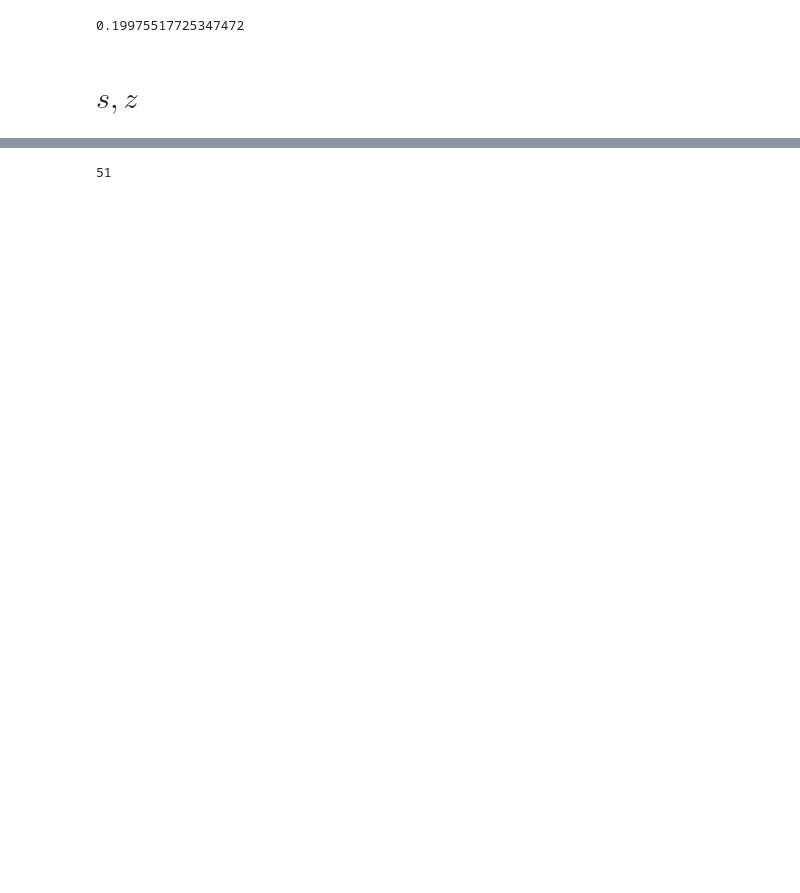
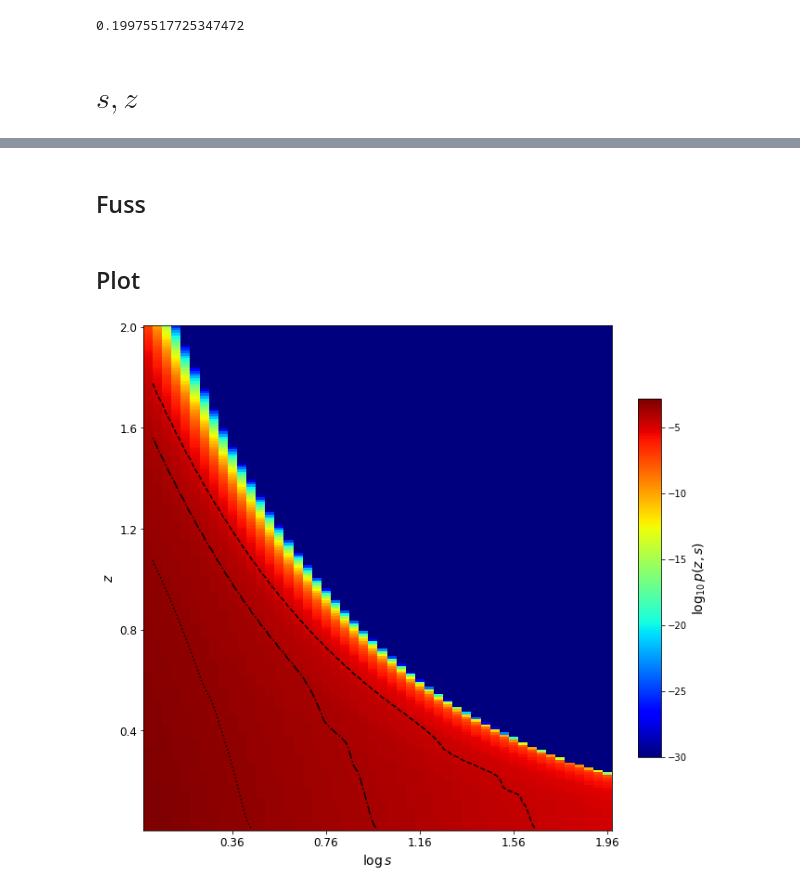
Before and after one commit to FRBs/zdm, a Jupyter notebook: papers/H0_I/Figures/sGrids.ipynb, the cells around one changed output, grey strips where cells are left out. Saved outputs shown, nothing was run; the diff lists cells and outputs as text; code cells hidden in the pictures; blank space fills up the shorter version.

```diff
--- a/papers/H0_I/Figures/sGrids.ipynb
+++ b/papers/H0_I/Figures/sGrids.ipynb
@@ -113,4 +114,42 @@ NSNR
-# %%
-snrs.size
-# %% [output]
-51
+# %% [markdown]
+## Fuss
+# %%
+cut_snrs, cut_z, cut_psz = figures.proc_pgrid(psz, snrs[0:-1], (0, snrs.max()),
+                                                 grid.zvals, (0, 2.))
+# %%
+Alevels = figures.find_Alevels(psz, [0.01, 0.1, 0.5])
+# %% [markdown]
+## Plot
+# %%
+# https://stackoverflow.com/questions/13384653/imshow-extent-and-aspect
+plt.figure(figsize=(10,10))
+ax = plt.gca()
+im=plt.imshow(cut_psz.T,cmap='jet',origin='lower',
+                  interpolation='None',
+                 # extent=[0., 2, 0, 2000.],
+              vmin=-30.,
+                  aspect='auto')
+# Color bar
+cbar=plt.colorbar(im,fraction=0.046, shrink=1.2,aspect=15,pad=0.05)
+label='$\\log_{10} \, p(z,s)$'
+cbar.set_label(label,fontsize=14)
+#
+# Contours
+#
+styles=['--','-.',':']
+cs=ax.contour(cut_psz.T,levels=np.log10(Alevels),origin='lower',colors="k",linestyles=styles)
+#
+# Ticks
+tvals, ticks = figures.ticks_pgrid(np.log10(cut_snrs), fmt='str4')
+plt.xticks(tvals, ticks, fontsize=12)
+
+tvals, ticks = figures.ticks_pgrid(cut_z)
+plt.yticks(tvals, ticks, fontsize=12)
+
+
+#
+ax.set_xlabel(r'$\log s$', fontsize=14)
+ax.set_ylabel(r'$z$', fontsize=14)
+plt.show()
+# %% [output]
+[figure, added]
```
Also changed, not shown: parts of 17 cells of this notebook, 2 other files.
